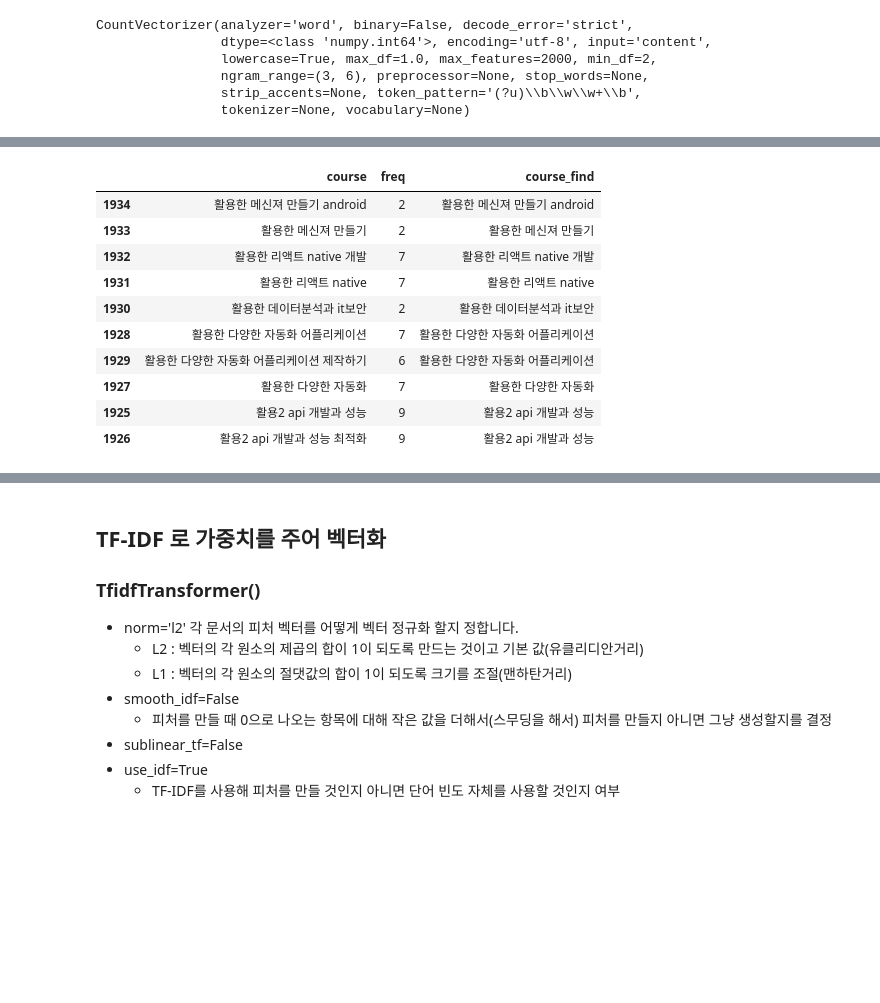
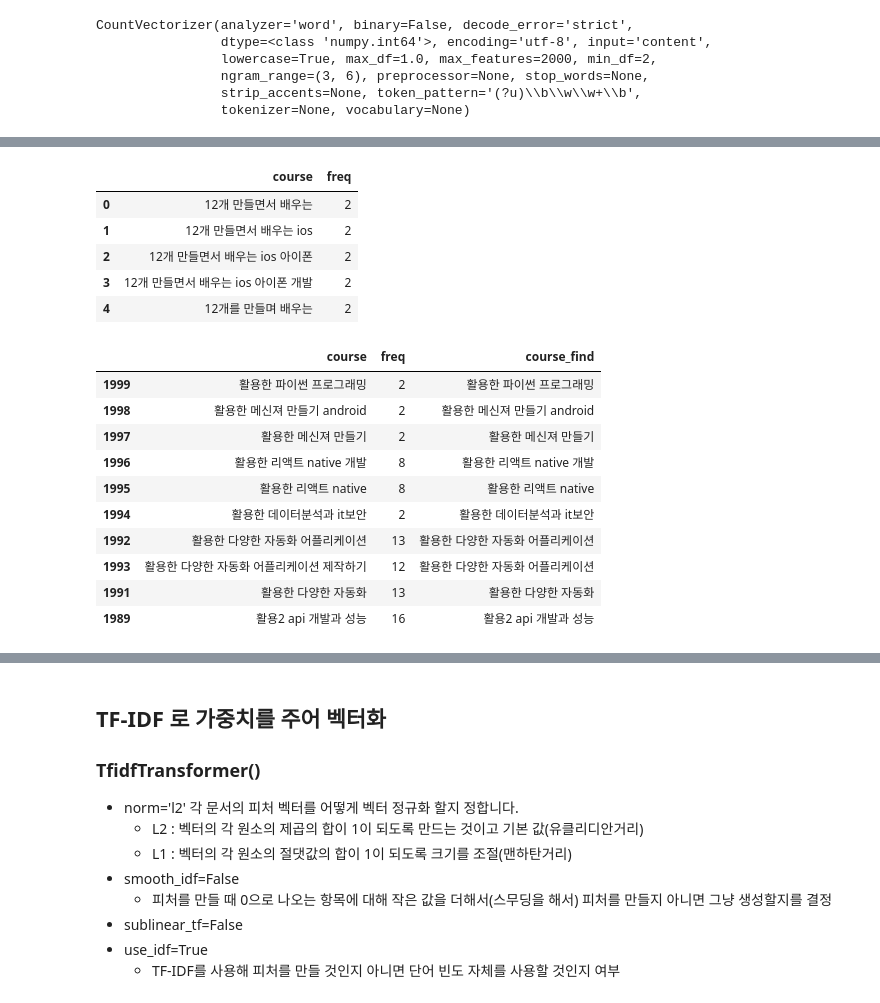
Before and after one commit to corazzon/inflearn-new-year-event-2020, a Jupyter notebook: 02-inflearn-newyear-event-text-analysis.ipynb, the cells around one changed output, grey strips where cells are left out. Saved outputs shown, nothing was run; the diff lists cells and outputs as text; code cells hidden in the pictures; blank space fills up the shorter version.

```diff
--- a/02-inflearn-newyear-event-text-analysis.ipynb
+++ b/02-inflearn-newyear-event-text-analysis.ipynb
@@ -298,21 +324,33 @@ df_freq.T.sort_values(by=0, ascending=False).head(30)
+# %%
+# ["course", "freq"] 라는 컬럼명을 주어 위에서 만든 데이터프레임을 변환합니다.
+df_freq_T = df_freq.T.reset_index()
+df_freq_T.columns = ["course", "freq"]
+df_freq_T.head()
+# %% [output]
+|  | course | freq |
+| 0 | 12개 만들면서 배우는 | 2 |
+| 1 | 12개 만들면서 배우는 ios | 2 |
+| 2 | 12개 만들면서 배우는 ios 아이폰 | 2 |
+| 3 | 12개 만들면서 배우는 ios 아이폰 개발 | 2 |
+| 4 | 12개를 만들며 배우는 | 2 |
 # %%
-df_freq_T = df_freq.T.reset_index()
-df_freq_T.columns = ["course", "freq"]
-# 강의명을 토큰 3개로 중복제거하기 위해, 강좌명에서 지식공유자의 이름을 빈문자열로 변경
+# 강의명을 토큰 3개로 중복제거하기 위해, 강좌명에서 지식공유자의 이름을 빈문자열로 변경합니다.
+# 강의명을 lambda 식을 사용해서 x.split() 으로 나누고 [:4] 앞에서 4개까지만 텍스트를 가져오고 다시 join으로 합쳐줍니다.
+# 중복된 텍스트를 구분해서 보기 위함입니다.
 df_freq_T["course_find"] = df_freq_T["course"].str.replace("홍정모의", "")
 df_freq_T["course_find"] = df_freq_T["course_find"].apply(lambda x : " ". join(x.split()[:4]))
 df_freq_T.sort_values(["course_find", "freq"], ascending=False).head(10)
 # %% [output]
 |  | course | freq | course_find |
-| 1934 | 활용한 메신져 만들기 android | 2 | 활용한 메신져 만들기 android |
-| 1933 | 활용한 메신져 만들기 | 2 | 활용한 메신져 만들기 |
-| 1932 | 활용한 리액트 native 개발 | 7 | 활용한 리액트 native 개발 |
-| 1931 | 활용한 리액트 native | 7 | 활용한 리액트 native |
-| 1930 | 활용한 데이터분석과 it보안 | 2 | 활용한 데이터분석과 it보안 |
-| 1928 | 활용한 다양한 자동화 어플리케이션 | 7 | 활용한 다양한 자동화 어플리케이션 |
-| 1929 | 활용한 다양한 자동화 어플리케이션 제작하기 | 6 | 활용한 다양한 자동화 어플리케이션 |
-| 1927 | 활용한 다양한 자동화 | 7 | 활용한 다양한 자동화 |
-| 1925 | 활용2 api 개발과 성능 | 9 | 활용2 api 개발과 성능 |
-| 1926 | 활용2 api 개발과 성능 최적화 | 9 | 활용2 api 개발과 성능 |
+| 1999 | 활용한 파이썬 프로그래밍 | 2 | 활용한 파이썬 프로그래밍 |
+| 1998 | 활용한 메신져 만들기 android | 2 | 활용한 메신져 만들기 android |
+| 1997 | 활용한 메신져 만들기 | 2 | 활용한 메신져 만들기 |
+| 1996 | 활용한 리액트 native 개발 | 8 | 활용한 리액트 native 개발 |
+| 1995 | 활용한 리액트 native | 8 | 활용한 리액트 native |
+| 1994 | 활용한 데이터분석과 it보안 | 2 | 활용한 데이터분석과 it보안 |
+| 1992 | 활용한 다양한 자동화 어플리케이션 | 13 | 활용한 다양한 자동화 어플리케이션 |
+| 1993 | 활용한 다양한 자동화 어플리케이션 제작하기 | 12 | 활용한 다양한 자동화 어플리케이션 |
+| 1991 | 활용한 다양한 자동화 | 13 | 활용한 다양한 자동화 |
+| 1989 | 활용2 api 개발과 성능 | 16 | 활용2 api 개발과 성능 |
 # %%
 # 3개의 ngram과 빈도수로 역순 정렬을 하게 되면 빈도수가 높고, ngram수가 많은 순으로 정렬이 됨
```
Also changed, not shown: parts of 62 cells of this notebook.
